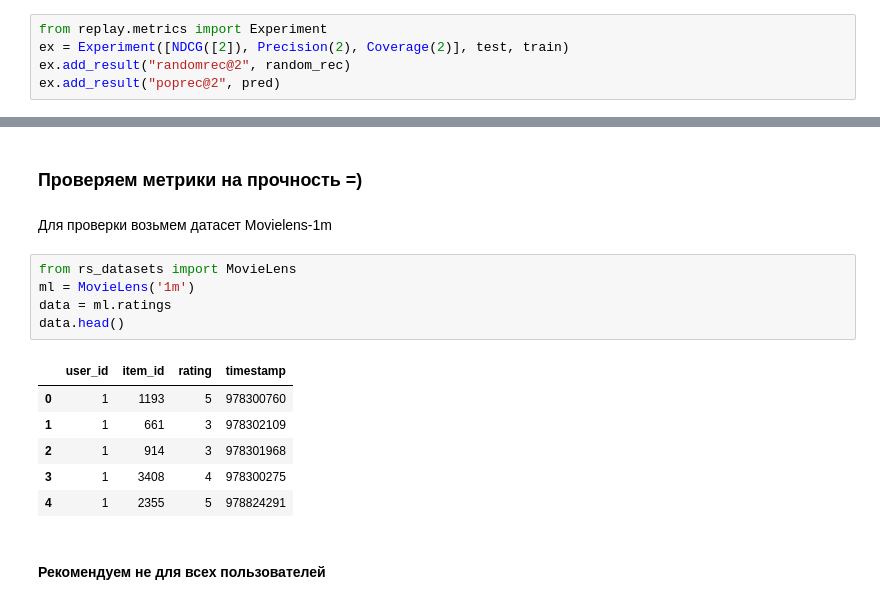
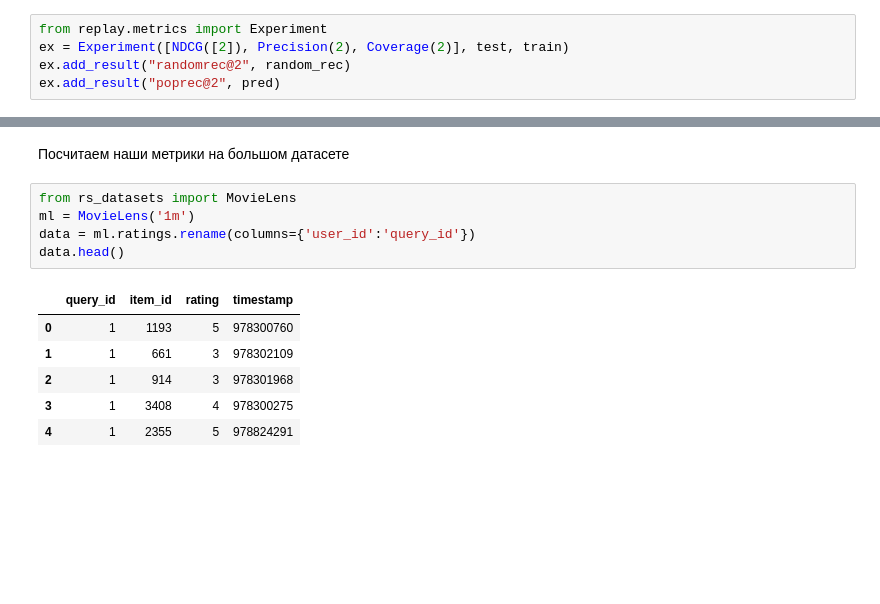
Before and after one commit to sb-ai-lab/RecSys-Course, a Jupyter notebook: metrics.ipynb, the cells around one changed output, grey strips where cells are left out. Cells and saved outputs as stored; diff of their text form; blank space fills up the shorter version.

```diff
--- a/metrics.ipynb
+++ b/metrics.ipynb
@@ -376,19 +376,15 @@ ex.results
 | poprec@2 | 0.526186 | 0.3 | 0.25 |
-# %% [markdown]
-### Проверяем метрики на прочность =)
 # %% [markdown]
-Для проверки возьмем датасет Movielens-1m
+Посчитаем наши метрики на большом датасете
 # %%
 from rs_datasets import MovieLens
 ml = MovieLens('1m')
-data = ml.ratings
+data = ml.ratings.rename(columns={'user_id':'query_id'})
 data.head()
 # %% [output]
-|  | user_id | item_id | rating | timestamp |
+|  | query_id | item_id | rating | timestamp |
 | 0 | 1 | 1193 | 5 | 978300760 |
 | 1 | 1 | 661 | 3 | 978302109 |
 | 2 | 1 | 914 | 3 | 978301968 |
 | 3 | 1 | 3408 | 4 | 978300275 |
 | 4 | 1 | 2355 | 5 | 978824291 |
-# %% [markdown]
-#### Рекомендуем не для всех пользователей
```
Also changed, not shown: parts of 16 cells of this notebook.
